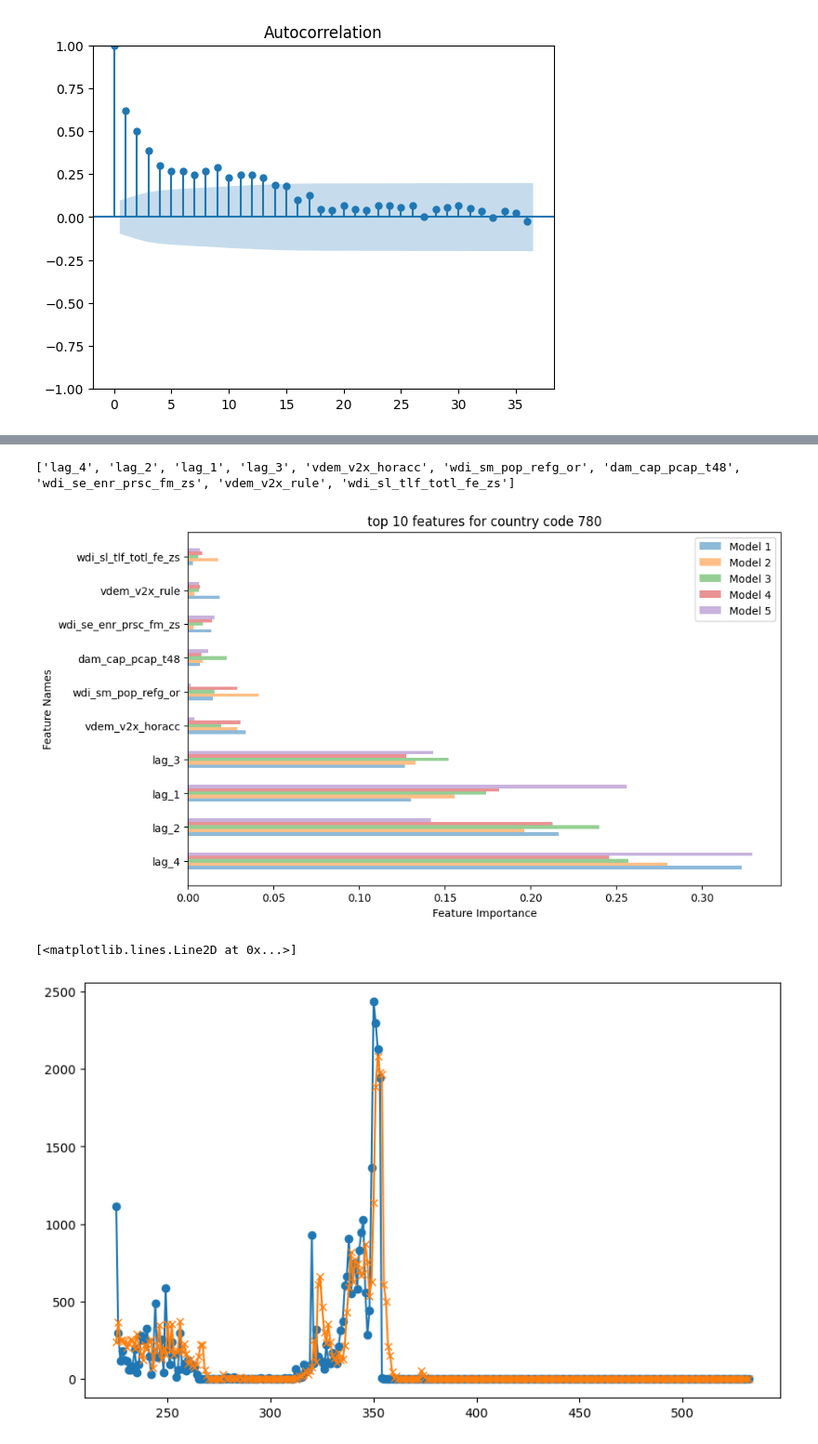
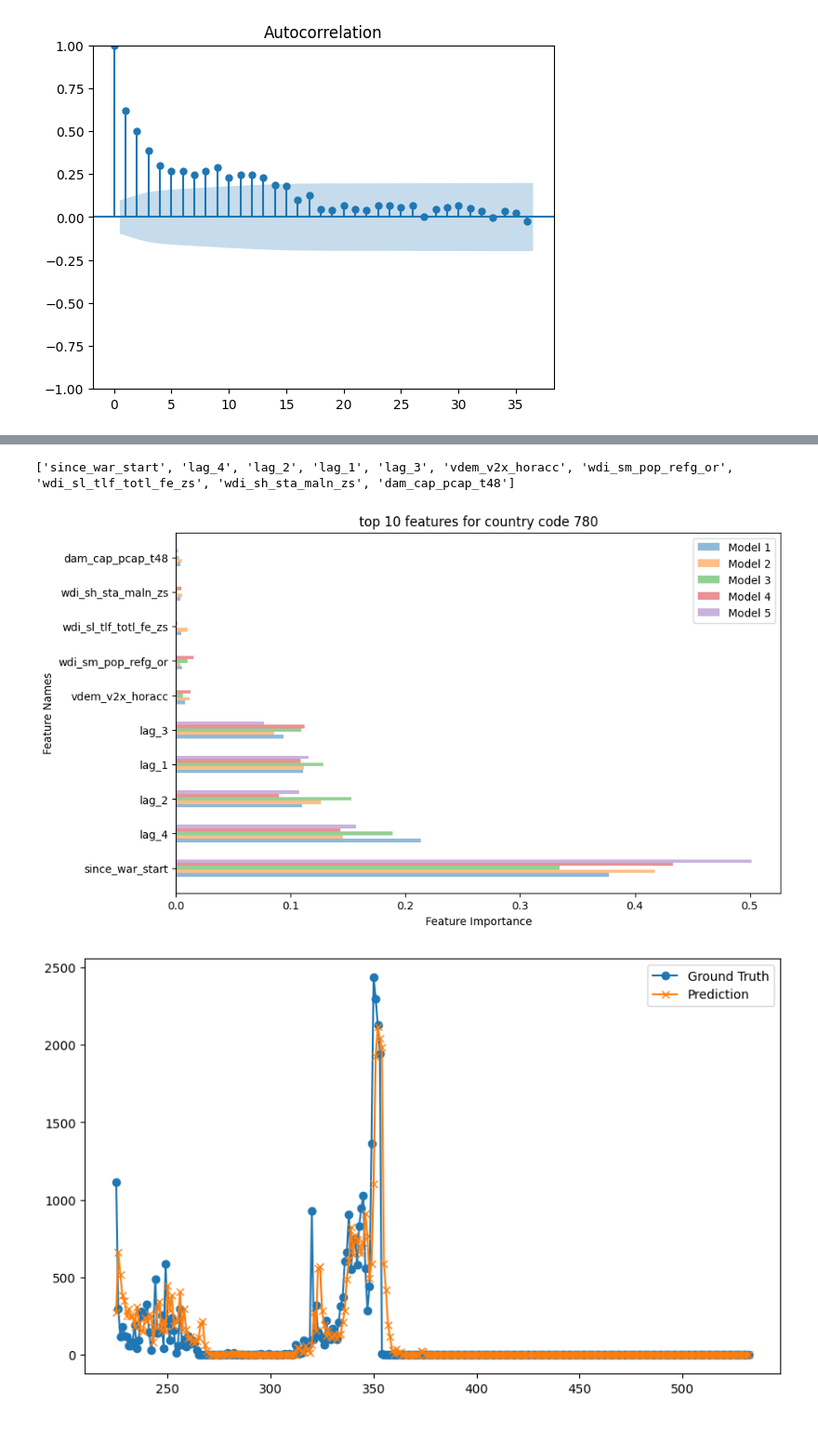
Before and after one commit to kaylanhua/conflicts, a Jupyter notebook: production/views_rf.ipynb, the cells around one changed output, grey strips where cells are left out. Shown at 93% size. Drawn from its saved outputs; the diff is of its cells as text; code cells hidden in the pictures.

```diff
--- a/production/views_rf.ipynb
+++ b/production/views_rf.ipynb
@@ -18,8 +21,11 @@ from views_cleaner import VIEWSCleaner
 # %%
 filename = '../data/views23/features/cm/cm_features.parquet'
 gw_id = 780
+country = 'sri_lanka'
+
 cleaner = VIEWSCleaner(filename, gw_id)
 original_features = cleaner.features # already aggregated by month
 X = original_features.copy()
+print(X.shape)
 cleaner.plot()
 # %% [output]
@@ -52 +59,9 @@ X.head() # last WINDOW_SIZE columns are the lags
 5 rows × 104 columns
+# %%
+# ADDING VARS: set war var
+war_dates = enums.WAR_DATES.get(country)
+if war_dates:
+    cleaner.set_war_var(X, war_dates)
+
+X = cleaner.features_war_dates
+print(X.shape)
@@ -52,0 +113,17 @@ X.head() # last WINDOW_SIZE columns are the lags
+# %%
+# COEFFICIENT OF VARIATION APPROACH
+
+def remove_low_variance_features_cv(df, threshold=0.01):
+    cv = df.std() / df.mean()
+    features_kept = cv[cv > threshold].index
+    df_reduced = df[features_kept]
+    return df_reduced
+
+threshold = 0.01
+df_reduced = remove_low_variance_features_cv(X, threshold)
+
+print(X.shape)
+print(df_reduced.shape)
+print("Columns removed:\n", set(X.columns) - set(df_reduced.columns))
+
+X = df_reduced
@@ -136,23 +220,24 @@ plt.title(f'top {TOP_N} features for country code {gw_id}')
 plt.legend()
 plt.show()
 # %% [output]
-['lag_4', 'lag_2', 'lag_1', 'lag_3', 'vdem_v2x_horacc', 'wdi_sm_pop_refg_or', 'dam_cap_pcap_t48', 'wdi_se_enr_prsc_fm_zs', 'vdem_v2x_rule', 'wdi_sl_tlf_totl_fe_zs']
+['since_war_start', 'lag_4', 'lag_2', 'lag_1', 'lag_3', 'vdem_v2x_horacc', 'wdi_sm_pop_refg_or', 'wdi_sl_tlf_totl_fe_zs', 'wdi_sh_sta_maln_zs', 'dam_cap_pcap_t48']
-[figure, old version]
+[figure, new version]
 # %%
 dates_to_predict = X['month_id'].values[100:]
 
 ground_truth = []
 predictions = []
 
 for date in dates_to_predict:
     p, t, feature_imp = predict_date(date)
     ground_truth.append(t)
     predictions.append(p)
 
 plt.figure(figsize=(10, 6))
 
 plt.plot(dates_to_predict, ground_truth, label='Actual', marker='o')
 plt.plot(dates_to_predict, predictions, label='Predicted', marker='x')
+plt.legend(['Ground Truth', 'Prediction'])
+plt.show()
 # %% [output]
-[<matplotlib.lines.Line2D at 0x...>]
-[figure, old version]
+[figure, new version]
```
Also changed, not shown: parts of 10 cells of this notebook, 2 other files.
